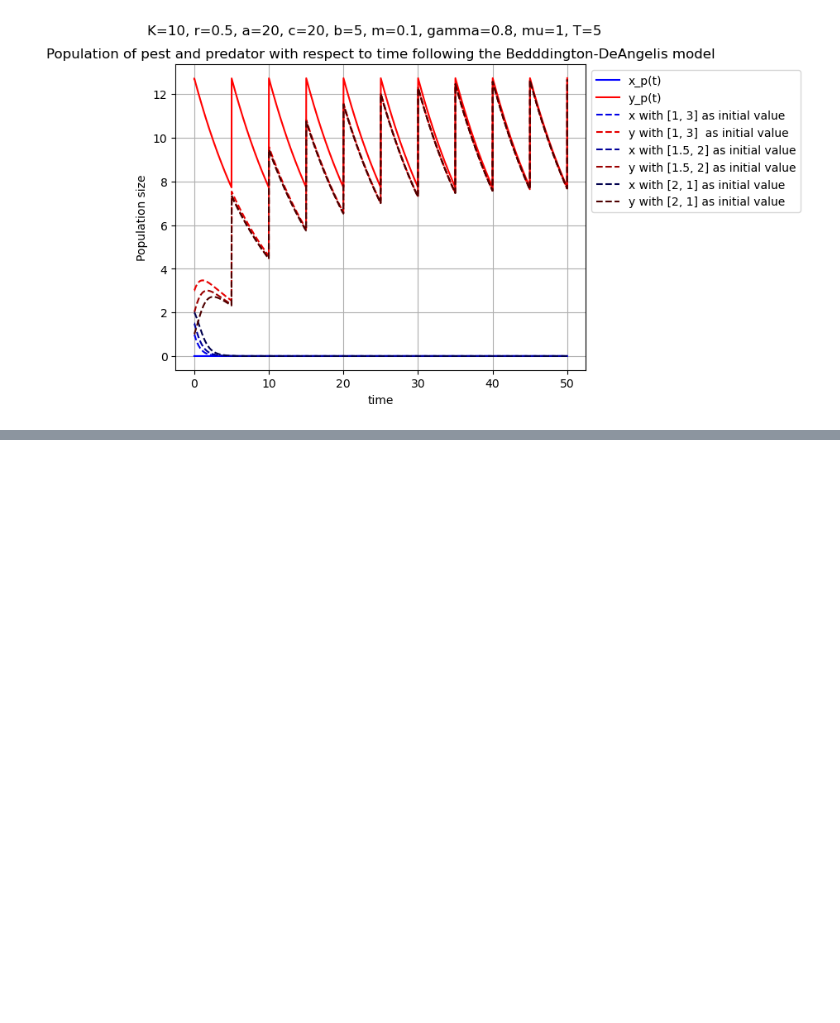
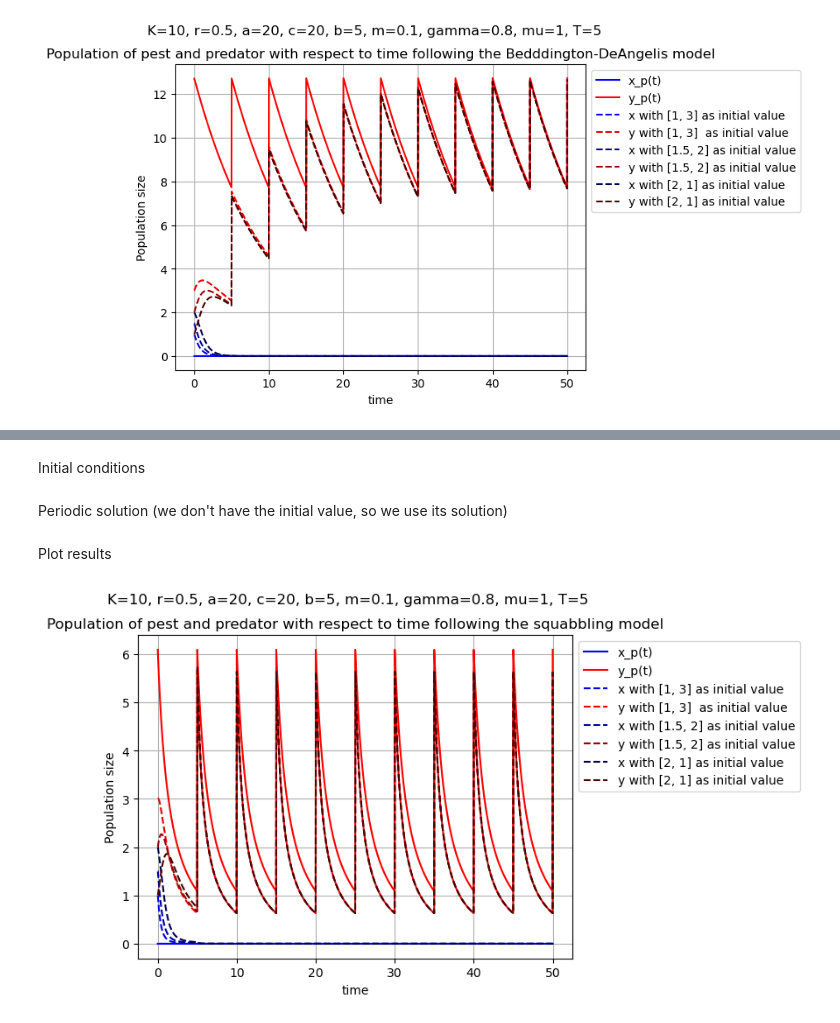
Before and after one commit to AinatianaLoyens/First_sim_CACOLAC, a Jupyter notebook: simulations_executable.ipynb, the cells around one changed output, grey strips where cells are left out. Drawn from its saved outputs; the diff is of its cells as text; code cells hidden in the pictures; blank space fills up the shorter version.

Commit message:
Squabbling model added

```diff
--- a/simulations_executable.ipynb
+++ b/simulations_executable.ipynb
@@ -142,0 +147,44 @@ plt.show()
+# %% [markdown]
+Initial conditions
+# %%
+xy_a = solve_s_ode(x0y0_a, r=r, K=K, a=a, c=c, m=m, gamma=gamma, mu=mu, T=T, t_0=t_0, t_n=t_n)
+x_a = xy_a[0]
+y_a = xy_a[1]
+
+
+xy_f = solve_s_ode(x0y0_f, r=r, K=K, a=a, c=c, m=m, gamma=gamma, mu=mu, T=T, t_0=t_0, t_n=t_n)
+x_f = xy_f[0]
+y_f = xy_f[1]
+
+
+xy_i = solve_s_ode(x0y0_i, r=r, K=K, a=a, c=c, m=m, gamma=gamma, mu=mu, T=T, t_0=t_0, t_n=t_n)
+x_i = xy_i[0]
+y_i = xy_i[1]
+
+#time points
+t = xy_p[2]
+# %% [markdown]
+Periodic solution (we don't have the initial value, so we use its solution)
+# %%
+x_p = np.zeros_like(t)
+y_p = y_p_s(t=t, r=r, K=K, a=a, c=c, m=m, gamma=gamma, q=q, mu=mu, T=T)
+# %% [markdown]
+Plot results
+# %%
+plt.plot(t, x_p, color = (0,0,1), label = 'x_p(t)')
+plt.plot(t, y_p, color = (1,0,0), label = 'y_p(t)')
+plt.plot(t, x_a, color = (0,0,0.9), linestyle='--', label=f'x with {x0y0_a} as initial value')
+plt.plot(t, y_a, color = (0.9,0,0), linestyle='--', label=f'y with {x0y0_a}  as initial value')
+plt.plot(t, x_f, color = (0,0,0.6), linestyle='--', label=f'x with {x0y0_f} as initial value')
+plt.plot(t, y_f, color = (0.6,0,0), linestyle='--', label=f'y with {x0y0_f} as initial value')
+plt.plot(t, x_i, color = (0,0,0.3), linestyle='--', label=f'x with {x0y0_i} as initial value')
+plt.plot(t, y_i, color = (0.3,0,0), linestyle='--', label=f'y with {x0y0_i} as initial value')
+plt.xlabel('time')
+plt.ylabel('Population size')
+plt.title('Population of pest and predator with respect to time following the squabbling model')
+plt.suptitle(f'{K=}, {r=}, {a=}, {c=}, {b=}, {m=}, {gamma=}, {mu=}, {T=}')
+plt.legend(loc= 'upper left', bbox_to_anchor=(1,1))
+plt.grid()
+plt.show()
+# %% [output]
+[figure, added]
```
Also changed, not shown: parts of 2 cells of this notebook.
